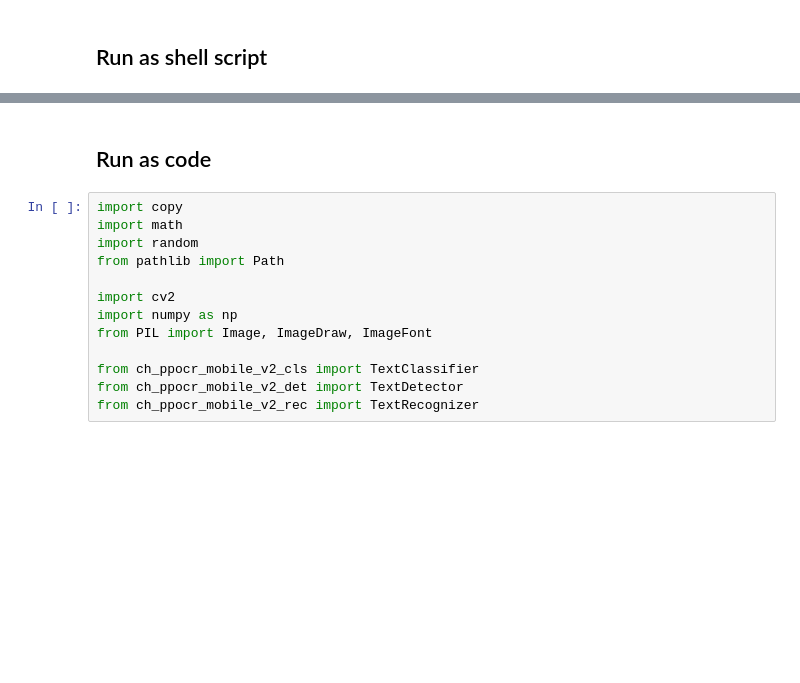
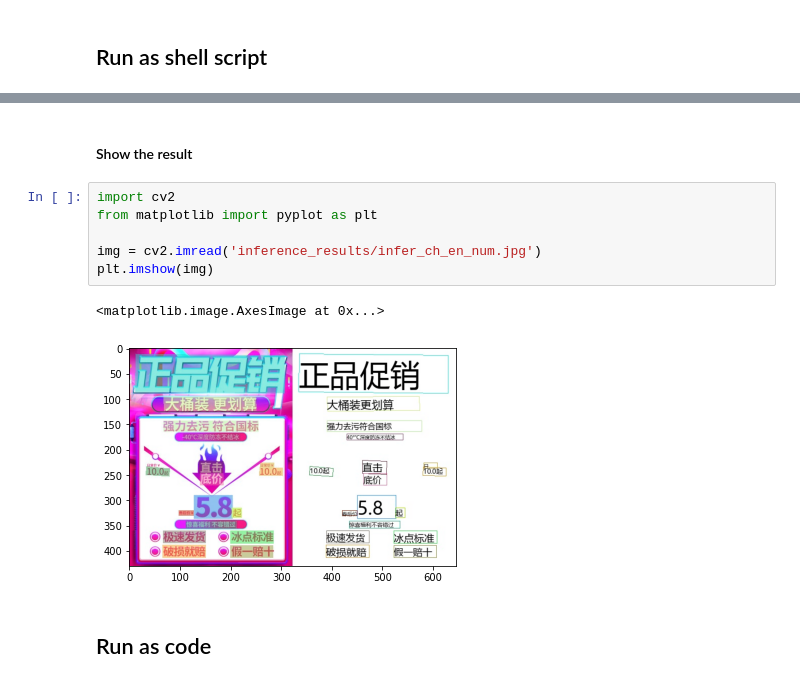
Before and after one commit to RapidAI/RapidOCR, a Jupyter notebook: assets/RapidOCRDemo.ipynb, the cells around one changed output, grey strips where cells are left out. Cells and saved outputs as stored; diff of their text form; blank space fills up the shorter version.

```diff
--- a/assets/RapidOCRDemo.ipynb
+++ b/assets/RapidOCRDemo.ipynb
@@ -72,15 +61,13 @@ onnxruntime.capi.onnxruntime_pybind11_state.NoSuchFile: [ONNXRuntimeError] : 3 :
+# %% [markdown]
+#### Show the result
+# %%
+import cv2
+from matplotlib import pyplot as plt
+
+img = cv2.imread('inference_results/infer_ch_en_num.jpg')
+plt.imshow(img)
+# %% [output]
+<matplotlib.image.AxesImage at 0x...>
+[figure, added]
 # %% [markdown]
 ## Run as code
-# %%
-import copy
-import math
-import random
-from pathlib import Path
-
-import cv2
-import numpy as np
-from PIL import Image, ImageDraw, ImageFont
-
-from ch_ppocr_mobile_v2_cls import TextClassifier
-from ch_ppocr_mobile_v2_det import TextDetector
-from ch_ppocr_mobile_v2_rec import TextRecognizer
```
Also changed, not shown: parts of 11 cells of this notebook.
